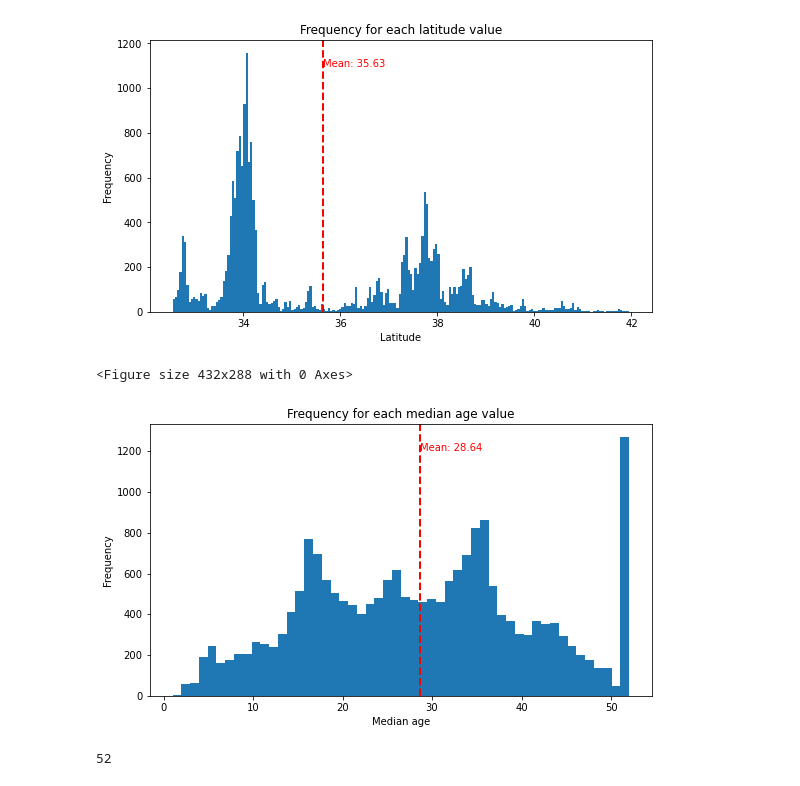
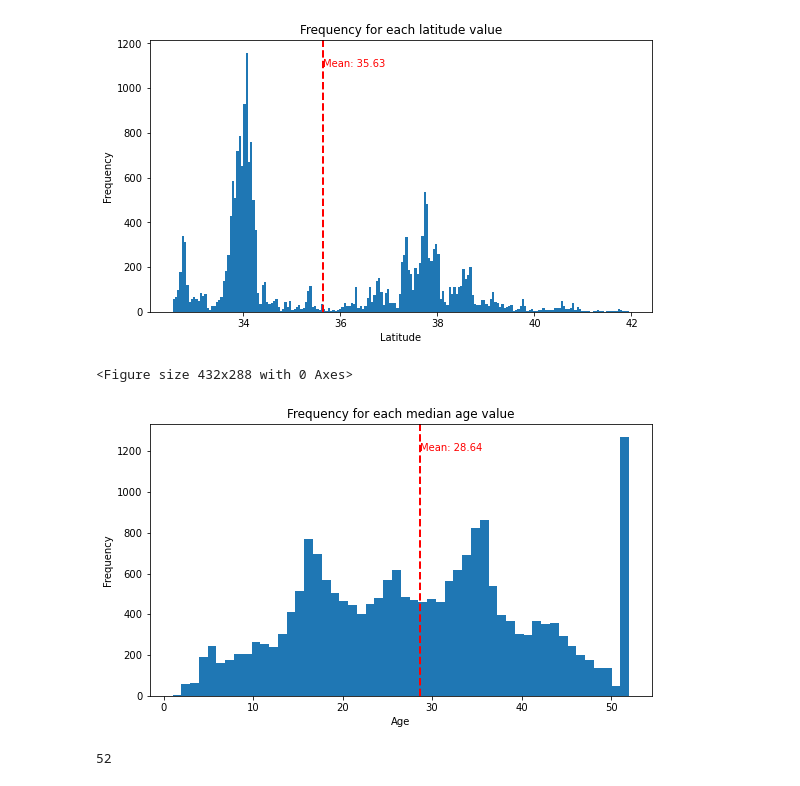
Before and after one commit to martinaviggiano/ml_project, a Jupyter notebook: Machine Learning Project.ipynb, the cells around one changed output. Cells and saved outputs as stored; diff of their text form; code cells hidden in the pictures.

Commit message:
Update images

```diff
--- a/Machine Learning Project.ipynb
+++ b/Machine Learning Project.ipynb
@@ -207,19 +207,19 @@ plt.show()
 # %%
 # Variable AGE
 fig = plt.figure()
 plt.figure(figsize=(9,5))
 plt.hist(corr_df.housing_median_age.values, bins= 52) #has only 52 unique values
 plt.title('Frequency for each median age value')
-plt.xlabel("Median age")
+plt.xlabel("Age")
 plt.ylabel("Frequency")
 plt.axvline(corr_df.housing_median_age.mean(), color='red', linestyle='dashed', linewidth=2)
 min_ylim, max_ylim = plt.ylim()
 plt.text(corr_df.housing_median_age.mean(), max_ylim*0.9, 'Mean: {:.2f}'.format(corr_df.housing_median_age.mean()), color='red')
 plt.savefig("images\Frequency for each Median age value.png")
 plt.show()
 # %% [output]
 <Figure size 432x288 with 0 Axes>
-[figure, old version]
+[figure, new version]
 # %%
 unique_list = []
 def unique(list1):
```
Also changed, not shown: parts of 13 cells of this notebook, 5 other files.
